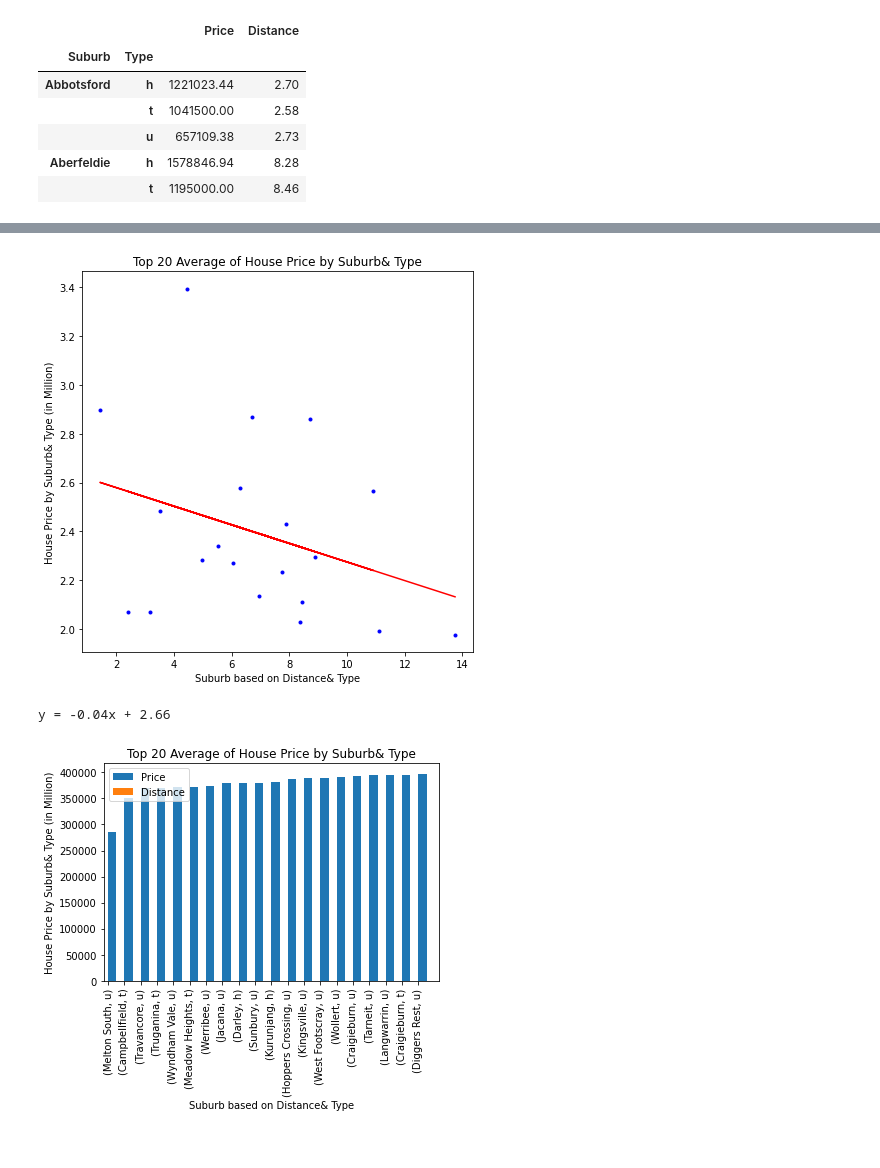
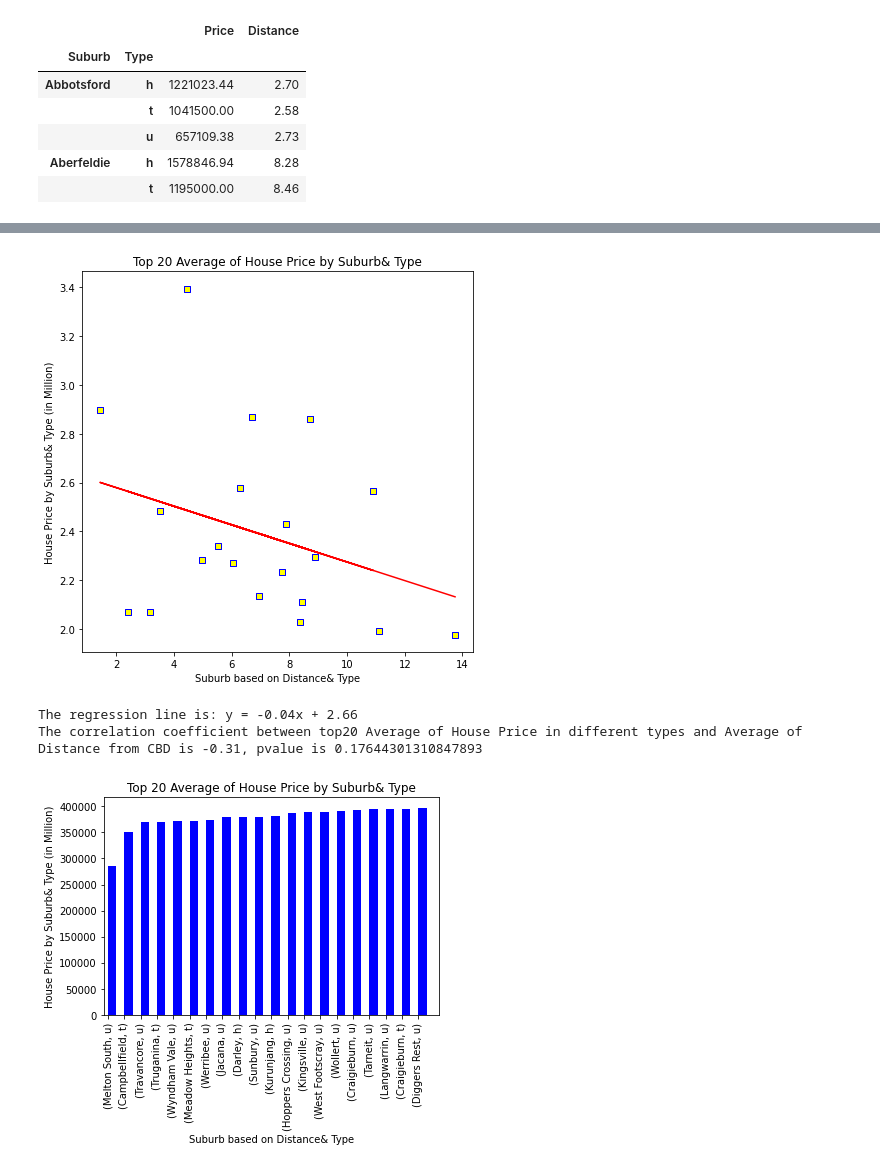
Before and after one commit to Franco1230/Data-Bootcamp-Project-1, a Jupyter notebook: Main.ipynb, the cells around one changed output, grey strips where cells are left out. Cells and saved outputs as stored; diff of their text form; code cells hidden in the pictures.

```diff
--- a/Main.ipynb
+++ b/Main.ipynb
@@ -205,15 +217,15 @@ plt.savefig(file)
 #It can be seen that there is a downward trend in the relationship between 20 Suburbs with the highest amount of average house price in Melbourne and their distance from CBD.
 #It is interesting that all types of these 20 houses are from "h" type which means that "House Type" has a stong effect on Melbourne house price.
 # %%
-(slope, intercept, rvalue, pvalue, std_err) = linregress(x, y)
+(slope, intercept, rvalue, pvalue, std_err) = linregress(x3, y3)
 
-line = slope * x + intercept
+line = slope * x3 + intercept
 line_eq = f"y = {round(slope,2)}x + {round(intercept,2)}"
 
 fig, axs = plt.subplots(figsize=(7,7))
 axs.set_autoscale_on(True)
-axs.scatter(x, y, marker='.', facecolors="blue", edgecolors="blue")
-plt.plot(x, line, 'r-')
+axs.scatter(x3, y3, marker='s', facecolors="yellow", edgecolors="blue")
+plt.plot(x3, line, 'r-')
 plt.title("Top 20 Average of House Price by Suburb& Type")
 plt.xlabel("Suburb based on Distance& Type")
 plt.ylabel("House Price by Suburb& Type (in Million)")
@@ -222,8 +234,10 @@ plt.annotate(line_eq, (-50,80), fontsize=12, color="red")
 file = os.path.join("Images/top20_Suburb_Price_Type_scatter.png")
 plt.savefig(file)
 plt.show()
-print(line_eq)
+print(f"The regression line is: {line_eq}")
+print(f"The correlation coefficient between top20 Average of House Price in different types and Average of Distance from CBD is {round(st.pearsonr(x3,y3)[0],2)}, pvalue is {pvalue}")
 # %% [output]
-[figure, old version]
+[figure, new version]
-y = -0.04x + 2.66
+The regression line is: y = -0.04x + 2.66
+The correlation coefficient between top20 Average of House Price in different types and Average of Distance from CBD is -0.31, pvalue is 0.17644301310847893
 # %%
@@ -232,15 +248,15 @@ y = -0.04x + 2.66
 # %%
 twenty_lowest_price= suburb_price_distance_grouped_df.sort_values(by="Price").head(20)
-x2= twenty_lowest_price["Distance"]
-y2= twenty_lowest_price["Price"]/1000000
+x4= twenty_lowest_price["Distance"]
+y4= twenty_lowest_price["Price"]/1000000
 
-ax= twenty_lowest_price.plot(kind='bar',width=1, align="edge", title="Top 20 Average of House Price by Suburb& Type")
+ax= twenty_lowest_price.plot(kind='bar',width=1, align="edge", title="Top 20 Average of House Price by Suburb& Type", facecolor="blue", legend=False)
 ax.set_xlabel("Suburb based on Distance& Type")
 ax.set_ylabel("House Price by Suburb& Type (in Million)")
 file = os.path.join("Images/low20_Suburb_Price_Type_bar.png")
 plt.savefig(file)
 # %% [output]
-[figure, old version]
+[figure, new version]
 # %%
 #Analysis: For having a more precise analysis on the effect of house type on the Melbourne house price, we considered 20 Suburbs with the lowest amount of average house price in Melbourne and their distance from CBD.
 #It is obvious that there is a upward trend in the relationship between the average house price and their distance from CBD.
```
Also changed, not shown: parts of 32 cells of this notebook, 13 other files.
